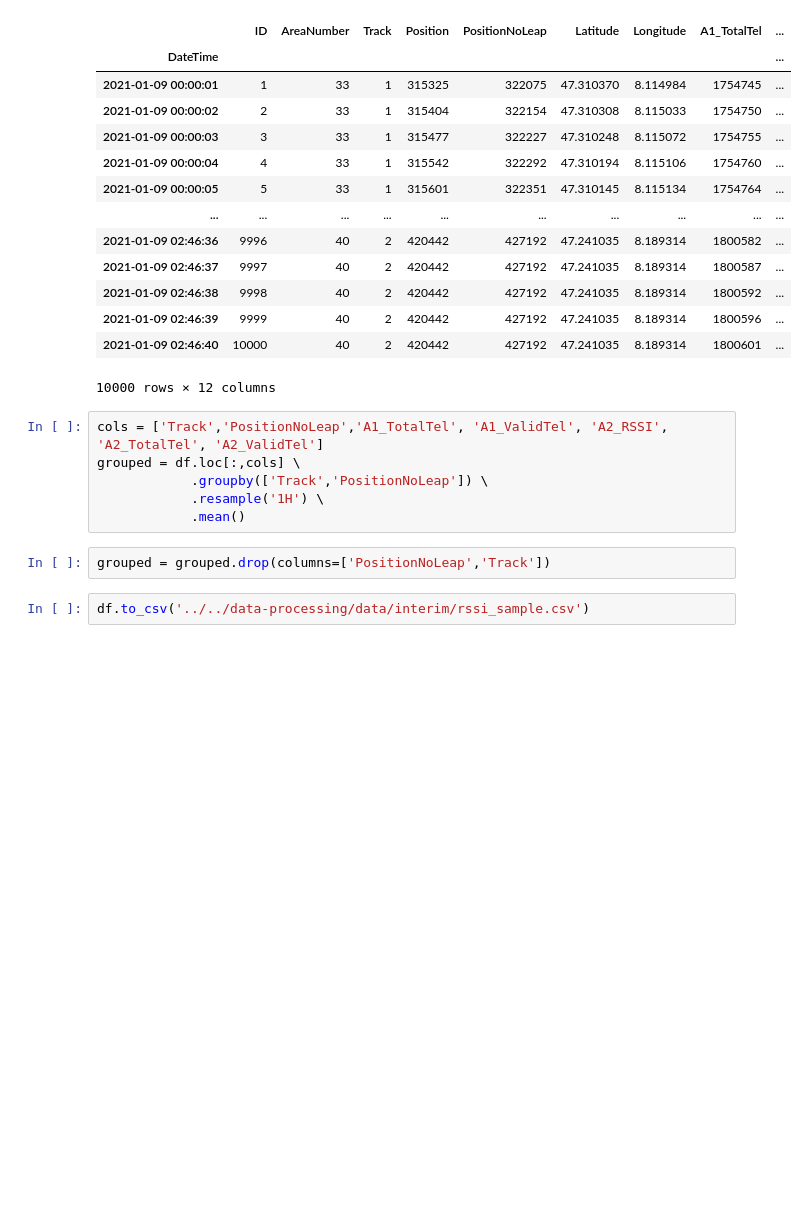
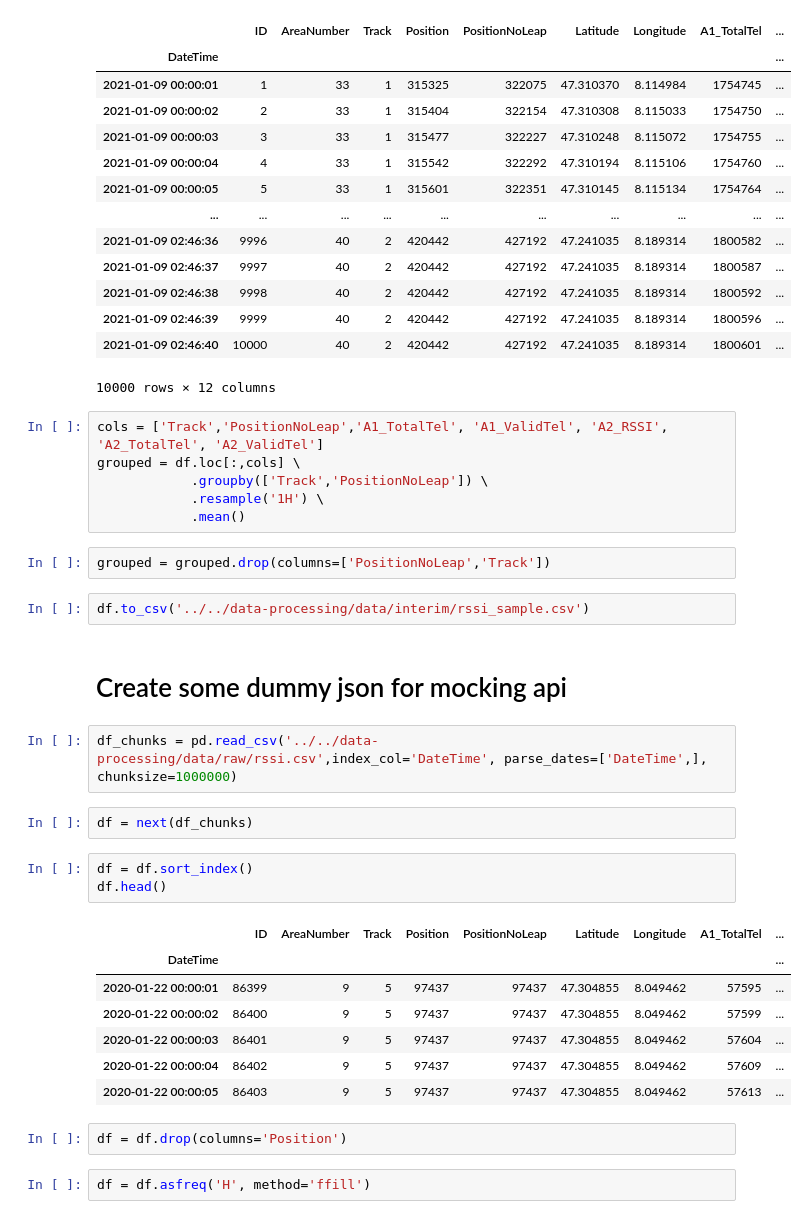
Before and after one commit to BarrySunderland/HackZurich2021, a Jupyter notebook: data-processing/notebooks/downsample.ipynb, the cells around one changed output. Saved outputs shown, nothing was run; the diff lists cells and outputs as text; blank space fills up the shorter version.

Commit message:
create dummy data for frontend

```diff
--- a/data-processing/notebooks/downsample.ipynb
+++ b/data-processing/notebooks/downsample.ipynb
@@ -37,3 +37,24 @@ grouped = df.loc[:,cols] \
 grouped = grouped.drop(columns=['PositionNoLeap','Track'])
 # %%
 df.to_csv('../../data-processing/data/interim/rssi_sample.csv')
+# %% [markdown]
+# Create some dummy json for mocking api
+# %%
+df_chunks = pd.read_csv('../../data-processing/data/raw/rssi.csv',index_col='DateTime', parse_dates=['DateTime',], chunksize=1000000)
+# %%
+df = next(df_chunks)
+# %%
+df = df.sort_index()
+df.head()
+# %% [output]
+|  | ID | AreaNumber | Track | Position | PositionNoLeap | Latitude | Longitude | A1_TotalTel | ... |
+| DateTime |  |  |  |  |  |  |  |  | ... |
+| 2020-01-22 00:00:01 | 86399 | 9 | 5 | 97437 | 97437 | 47.304855 | 8.049462 | 57595 | ... |
+| 2020-01-22 00:00:02 | 86400 | 9 | 5 | 97437 | 97437 | 47.304855 | 8.049462 | 57599 | ... |
+| 2020-01-22 00:00:03 | 86401 | 9 | 5 | 97437 | 97437 | 47.304855 | 8.049462 | 57604 | ... |
+| 2020-01-22 00:00:04 | 86402 | 9 | 5 | 97437 | 97437 | 47.304855 | 8.049462 | 57609 | ... |
+| 2020-01-22 00:00:05 | 86403 | 9 | 5 | 97437 | 97437 | 47.304855 | 8.049462 | 57613 | ... |
+# %%
+df = df.drop(columns='Position')
+# %%
+df = df.asfreq('H', method='ffill')
```
Also changed, not shown: parts of 14 cells of this notebook.
